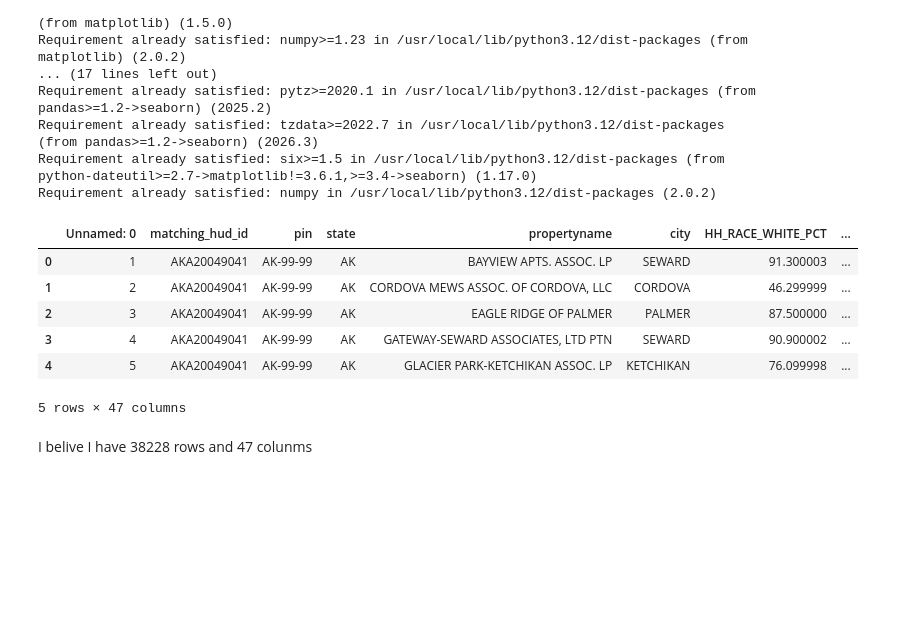
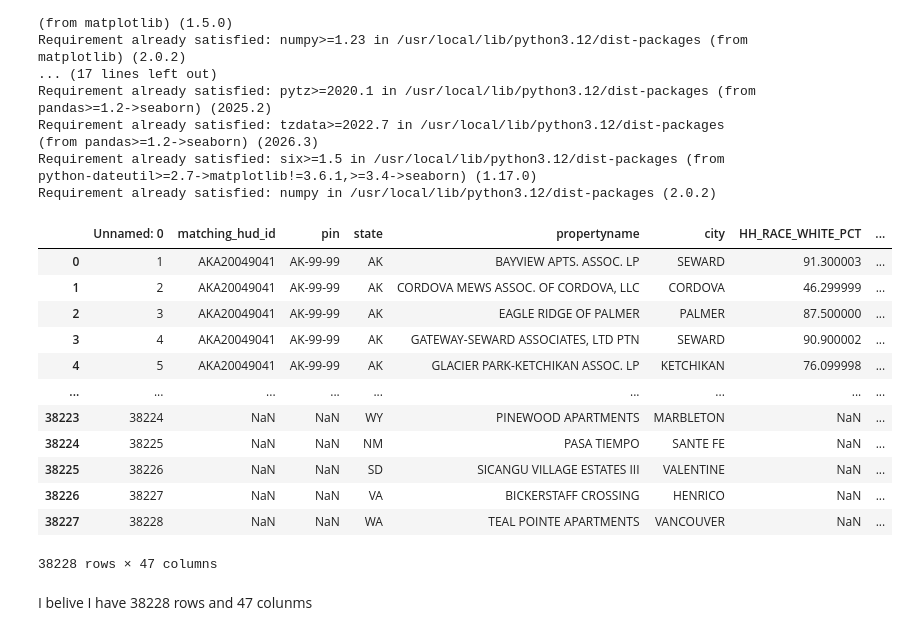
Before and after one commit to bitriagaleonela40-cmd/housing-research, a Jupyter notebook: Housing.ipynb, the cells around one changed output. Cells and saved outputs as stored; diff of their text form; code cells hidden in the pictures; blank space fills up the shorter version.

```diff
--- a/Housing.ipynb
+++ b/Housing.ipynb
@@ -30,15 +30,21 @@ import seaborn as sns
 import numpy as np
 # %%
 housing_df = pd.read_csv("/content/2022 LIHTC Full Tenant Data.csv")
-housing_df.head(5)
+housing_df
 # %% [output]
 |  | Unnamed: 0 | matching_hud_id | pin | state | propertyname | city | HH_RACE_WHITE_PCT | ... |
 | 0 | 1 | AKA20049041 | AK-99-99 | AK | BAYVIEW APTS. ASSOC. LP | SEWARD | 91.300003 | ... |
 | 1 | 2 | AKA20049041 | AK-99-99 | AK | CORDOVA MEWS ASSOC. OF CORDOVA, LLC | CORDOVA | 46.299999 | ... |
 | 2 | 3 | AKA20049041 | AK-99-99 | AK | EAGLE RIDGE OF PALMER | PALMER | 87.500000 | ... |
 | 3 | 4 | AKA20049041 | AK-99-99 | AK | GATEWAY-SEWARD ASSOCIATES, LTD PTN | SEWARD | 90.900002 | ... |
 | 4 | 5 | AKA20049041 | AK-99-99 | AK | GLACIER PARK-KETCHIKAN ASSOC. LP | KETCHIKAN | 76.099998 | ... |
+| ... | ... | ... | ... | ... | ... | ... | ... | ... |
+| 38223 | 38224 | NaN | NaN | WY | PINEWOOD APARTMENTS | MARBLETON | NaN | ... |
+| 38224 | 38225 | NaN | NaN | NM | PASA TIEMPO | SANTE FE | NaN | ... |
+| 38225 | 38226 | NaN | NaN | SD | SICANGU VILLAGE ESTATES III | VALENTINE | NaN | ... |
+| 38226 | 38227 | NaN | NaN | VA | BICKERSTAFF CROSSING | HENRICO | NaN | ... |
+| 38227 | 38228 | NaN | NaN | WA | TEAL POINTE APARTMENTS | VANCOUVER | NaN | ... |
-5 rows × 47 columns
+38228 rows × 47 columns
 # %% [markdown]
 I belive I have 38228 rows and 47 colunms
 # %% [markdown]
```
Also changed, not shown: parts of 3 cells of this notebook.
